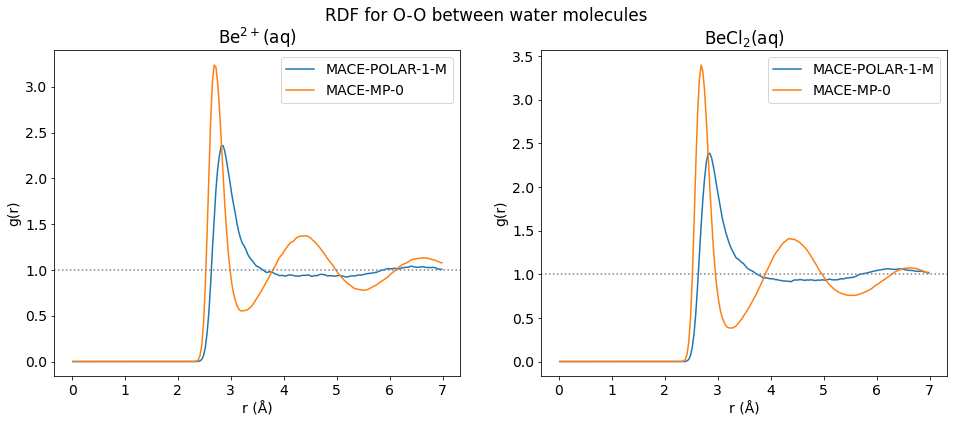
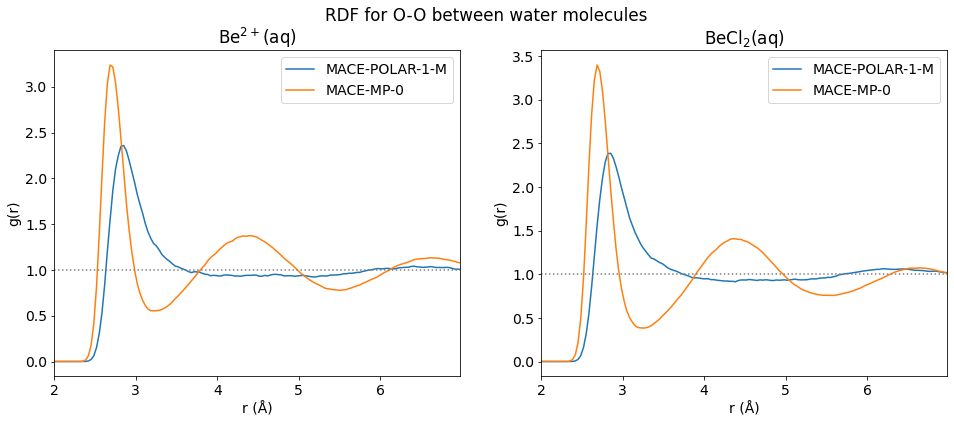
Code edit (unified diff) that turned the first committed figure into the second:
--- before
+++ after
@@ -6,4 +6,5 @@
     axs[i].set_xlabel('r (Å)')
     axs[i].set_ylabel('g(r)')
+    axs[i].set_xlim(2, max(r))
 
     axs[i].plot(r, POLAR_H2OOH2_rdf_data[key]['  g(r)'], label='MACE-POLAR-1-M')

Commit: Added RDFs for Be-Cl.